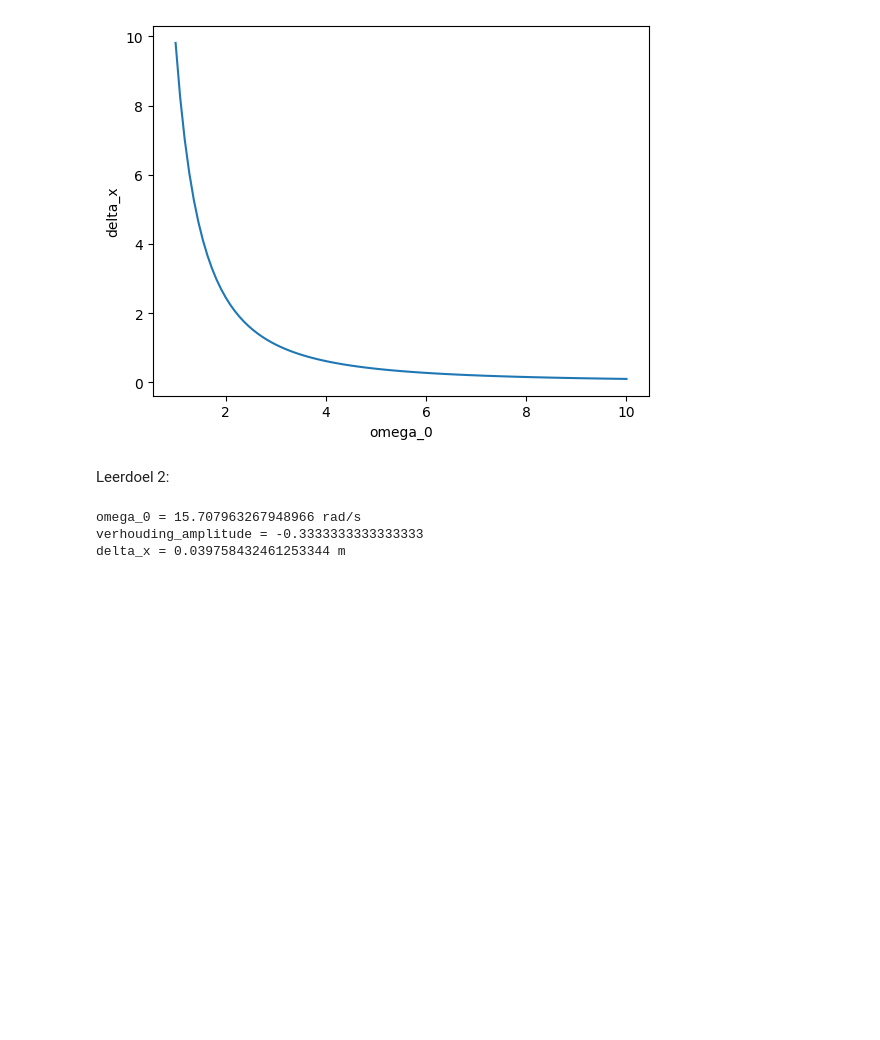
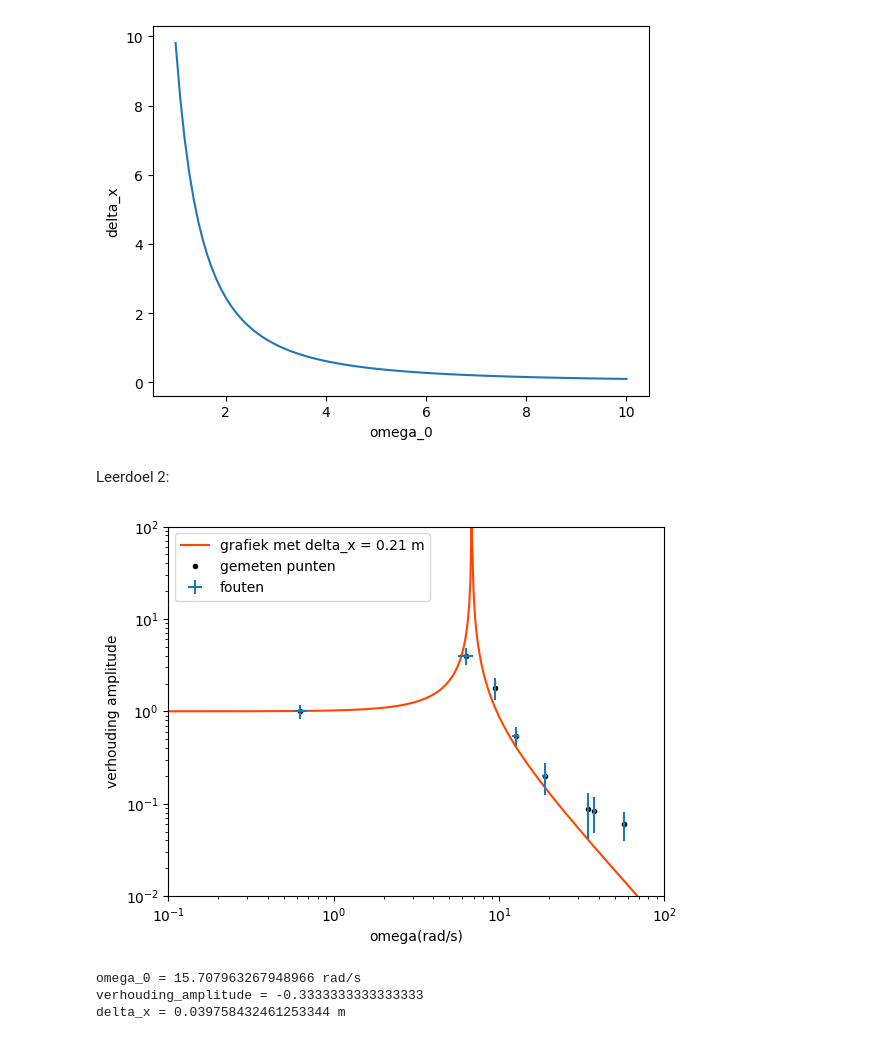
Before and after one commit to ChristophSmit/opdrachten-DEF-D, a Jupyter notebook: FysiekeOntwerpopdrachten/5MaakEenOpstellingTrillingsvrij/Ontwerpopdracht5MaakEenOpstellingTrillingsvrijInvulTemplate.ipynb, the cells around one changed output. Cells and saved outputs as stored; diff of their text form; code cells hidden in the pictures; blank space fills up the shorter version.

```diff
--- a/FysiekeOntwerpopdrachten/5MaakEenOpstellingTrillingsvrij/Ontwerpopdracht5MaakEenOpstellingTrillingsvrijInvulTemplate.ipynb
+++ b/FysiekeOntwerpopdrachten/5MaakEenOpstellingTrillingsvrij/Ontwerpopdracht5MaakEenOpstellingTrillingsvrijInvulTemplate.ipynb
@@ -236,6 +236,29 @@ Text(0, 0.5, 'delta_x')
 [figure]
 # %% [markdown]
 Leerdoel 2:
+# %%
+# De plot met onze data, vergeleken met de verwachtte data
+
+radiale = np.array([5.5, 6, 1, 9, 0.1, 3, 2, 1.5])*2*np.pi
+u_radiale = np.array([5.6, 6.1, 1.1, 9.1, 0.11, 3.1, 2.1, 1.51])*2*np.pi
+u_rad = np.abs(radiale - u_radiale)
+verhouding = np.array([0.2/2.3, 0.25/3, 2/0.5, 0.3 / 5, 1, 0.3/1.5, 0.6/1.1, 0.9/0.5])
+u_verhouding = np.array([0.1/2.4, 0.15/3.1, 1.9/0.6, 0.2 / 5.1, 0.9/1.1, 0.2/1.6, 0.5/1.2, 0.8/0.6])
+u_ver = np.abs(verhouding - u_verhouding)
+plt.figure()
+plt.plot(x_test, np.abs(verhouding_amplitude2(x_test)),'orangered', label = "grafiek met delta_x = 0.21 m")
+plt.plot(radiale, verhouding, "k.", label = "gemeten punten")
+plt.errorbar(radiale, verhouding, xerr=u_rad, yerr=u_ver, fmt='none', label='fouten')
+plt.xlim(0.1, 100)
+plt.xscale("log")
+plt.yscale("log")
+plt.ylim(0.01, 100)
+plt.xlabel("omega(rad/s)")
+plt.ylabel("verhouding amplitude")
+plt.legend()
+plt.show()
+# %% [output]
+[figure, added]
 # %%
 omega_0 = np.sqrt(5**2/4)*2*np.pi
 print("omega_0 =", omega_0, "rad/s")
```
Also changed, not shown: parts of 1 cell of this notebook.
